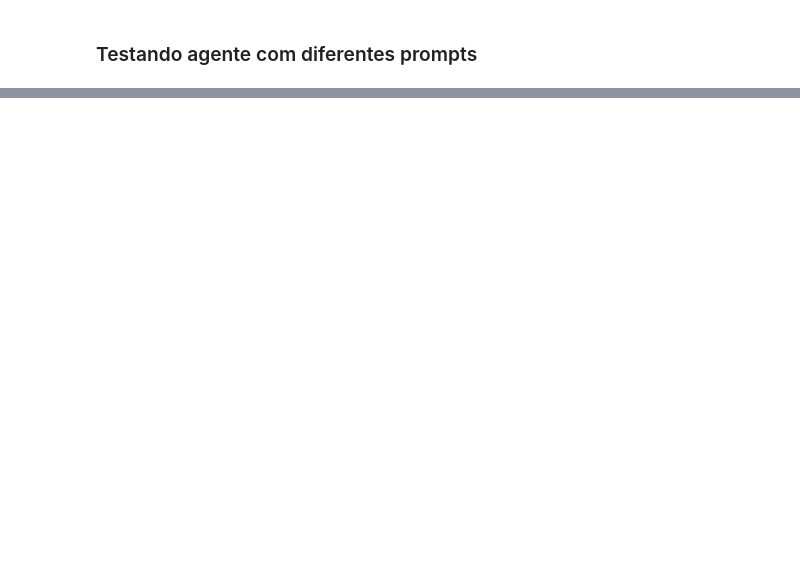
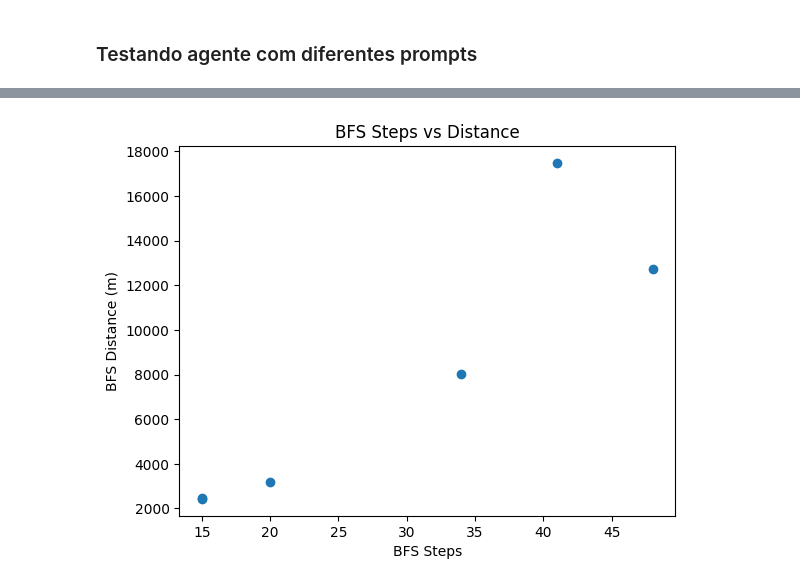
Before and after one commit to Igoreduardobraga/Conversational-Route-Planner, a Jupyter notebook: main.ipynb, the cells around one changed output, grey strips where cells are left out. Cells and saved outputs as stored; diff of their text form; code cells hidden in the pictures; blank space fills up the shorter version.

```diff
--- a/main.ipynb
+++ b/main.ipynb
@@ -580,0 +654,3 @@ display(df_comparison)
+# %%
+df_comparison['Diff Steps'] = df_comparison['BFS Steps'] - df_comparison['A* Steps']
+df_comparison['Diff Distance (m)'] = df_comparison['BFS Distance (m)'] - df_comparison['A* Distance (m)']
@@ -580,0 +669,8 @@ display(df_comparison)
+# %%
+plt.scatter(df_comparison['BFS Steps'], df_comparison['BFS Distance (m)'])
+plt.xlabel('BFS Steps')
+plt.ylabel('BFS Distance (m)')
+plt.title('BFS Steps vs Distance')
+plt.show()
+# %% [output]
+[figure, added]
```
Also changed, not shown: parts of 20 cells of this notebook.
